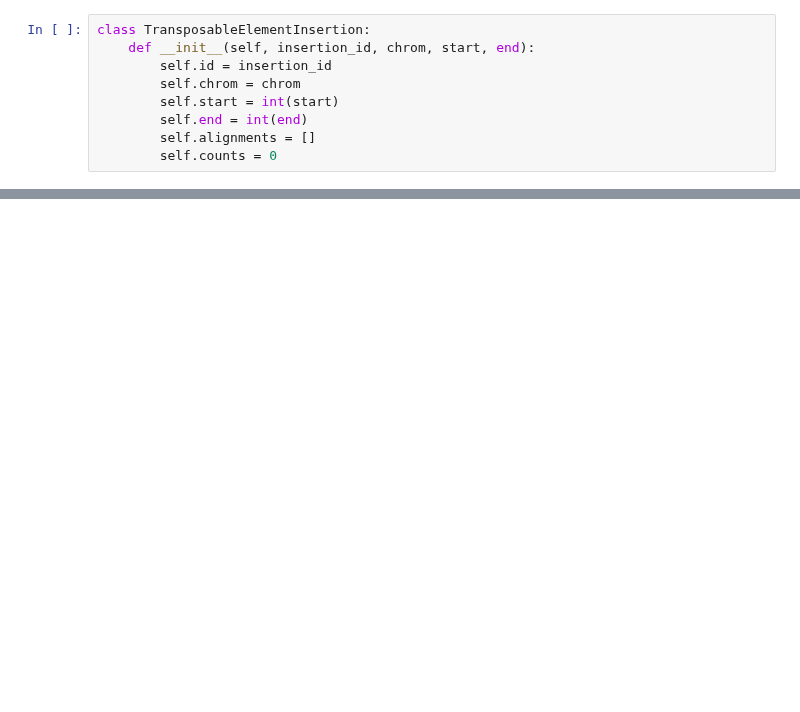
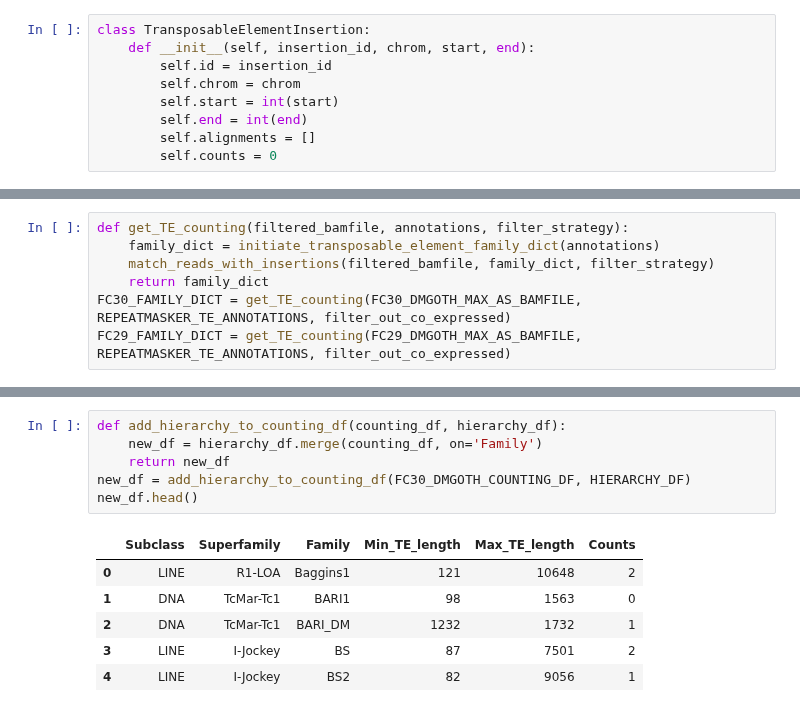
Before and after one commit to EricAmren/TE_LR_RNAseq, a Jupyter notebook: TE_LR_RNAseq_notebook.ipynb, the cells around one changed output, grey strips where cells are left out. Cells and saved outputs as stored; diff of their text form; blank space fills up the shorter version.

```diff
--- a/TE_LR_RNAseq_notebook.ipynb
+++ b/TE_LR_RNAseq_notebook.ipynb
@@ -118,3 +121,10 @@ def match_reads_with_insertions(bamfile, family_dict, filter_strategy):
     return family_dict
 # FC30_SUBSET_FAMILY_DICT = match_reads_with_insertions(FC30_DMGOTH_SUBSET_BAMFILE, FC30_SUBSET_FAMILY_DICT, filter_out_co_expressed)
+# %%
+def get_TE_counting(filtered_bamfile, annotations, filter_strategy):
+    family_dict = initiate_transposable_element_family_dict(annotations)
+    match_reads_with_insertions(filtered_bamfile, family_dict, filter_strategy)
+    return family_dict
+FC30_FAMILY_DICT = get_TE_counting(FC30_DMGOTH_MAX_AS_BAMFILE, REPEATMASKER_TE_ANNOTATIONS, filter_out_co_expressed)
+FC29_FAMILY_DICT = get_TE_counting(FC29_DMGOTH_MAX_AS_BAMFILE, REPEATMASKER_TE_ANNOTATIONS, filter_out_co_expressed)
 # %%
@@ -149,0 +201,13 @@ FC30_FAMILY_DICT = main(FC30_DMGOTH_MAX_AS_BAMFILE, REPEATMASKER_TE_ANNOTATIONS,
+# %%
+def add_hierarchy_to_counting_df(counting_df, hierarchy_df):
+    new_df = hierarchy_df.merge(counting_df, on='Family')
+    return new_df
+new_df = add_hierarchy_to_counting_df(FC30_DMGOTH_COUNTING_DF, HIERARCHY_DF)
+new_df.head()
+# %% [output]
+|  | Subclass | Superfamily | Family | Min_TE_length | Max_TE_length | Counts |
+| 0 | LINE | R1-LOA | Baggins1 | 121 | 10648 | 2 |
+| 1 | DNA | TcMar-Tc1 | BARI1 | 98 | 1563 | 0 |
+| 2 | DNA | TcMar-Tc1 | BARI_DM | 1232 | 1732 | 1 |
+| 3 | LINE | I-Jockey | BS | 87 | 7501 | 2 |
+| 4 | LINE | I-Jockey | BS2 | 82 | 9056 | 1 |
```
Also changed, not shown: parts of 16 cells of this notebook.
